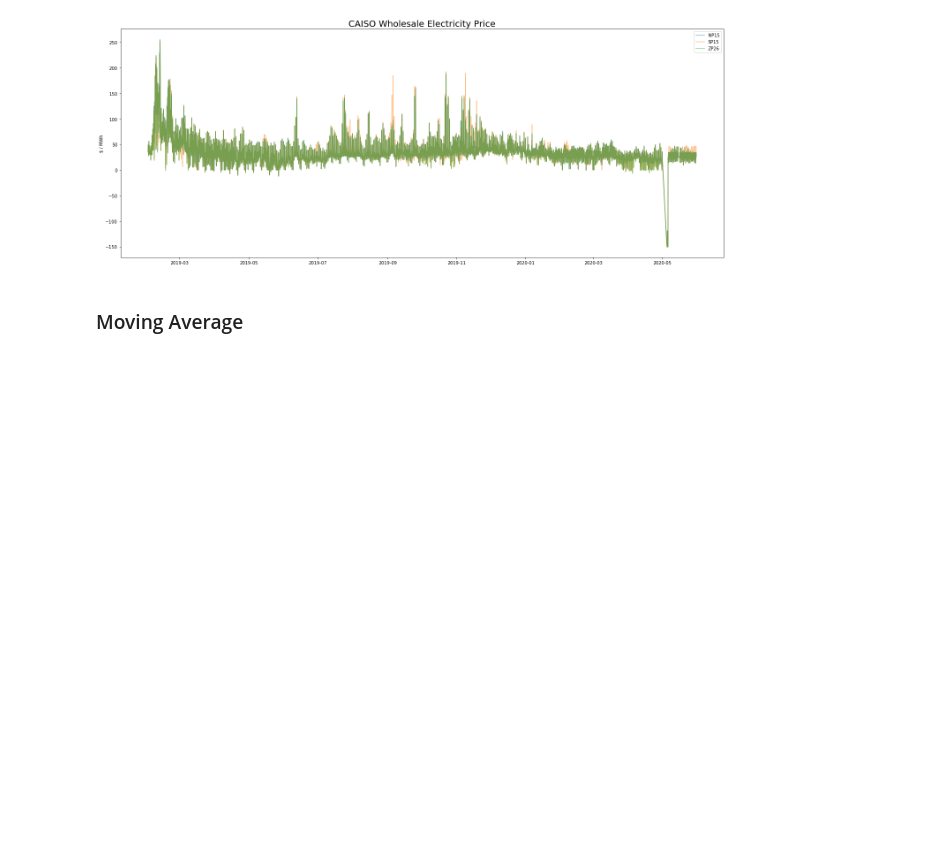
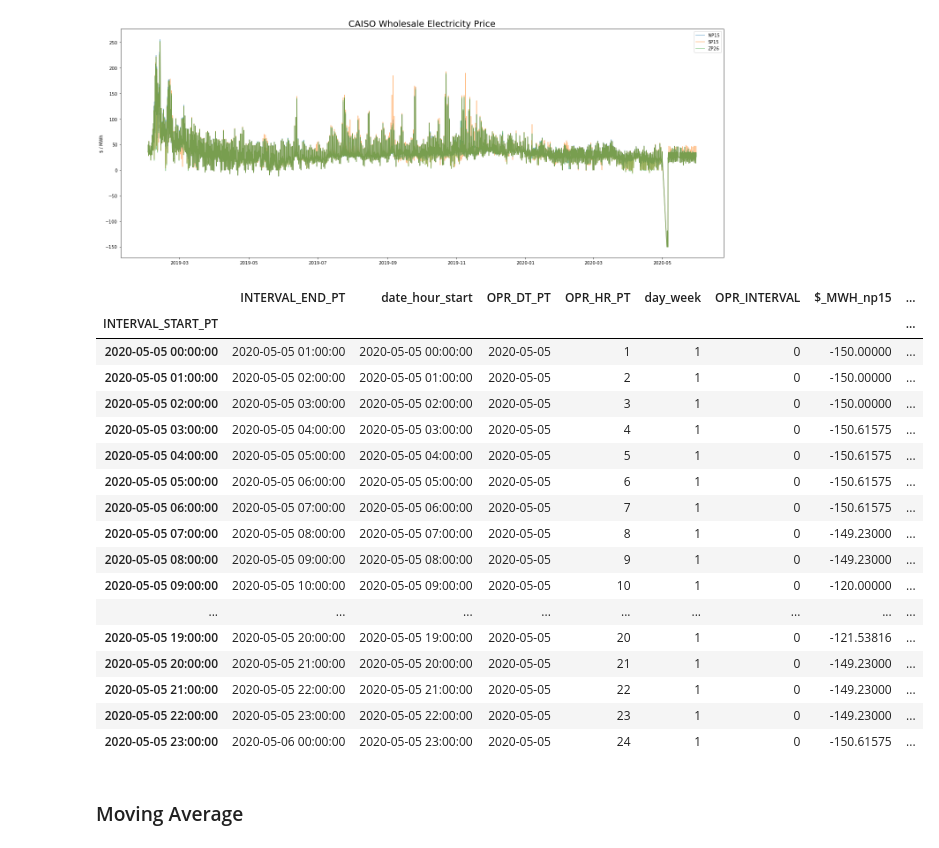
Before and after one commit to Morgan-Sell/caiso-price-forecast, a Jupyter notebook: arima.ipynb, the cells around one changed output. Saved outputs shown, nothing was run; the diff lists cells and outputs as text; code cells hidden in the pictures; blank space fills up the shorter version.

```diff
--- a/arima.ipynb
+++ b/arima.ipynb
@@ -96,6 +123,27 @@ ax.set_ylabel('$ / MWh')
 plt.tight_layout();
 # %% [output]
 [figure]
+# %%
+caiso[(caiso['OPR_DT_PT'] == '2020-05-05') | (caiso['OPR_DT_PT'] == '2020-05-04')]
+# %% [output]
+|  | INTERVAL_END_PT | date_hour_start | OPR_DT_PT | OPR_HR_PT | day_week | OPR_INTERVAL | $_MWH_np15 | ... |
+| INTERVAL_START_PT |  |  |  |  |  |  |  | ... |
+| 2020-05-05 00:00:00 | 2020-05-05 01:00:00 | 2020-05-05 00:00:00 | 2020-05-05 | 1 | 1 | 0 | -150.00000 | ... |
+| 2020-05-05 01:00:00 | 2020-05-05 02:00:00 | 2020-05-05 01:00:00 | 2020-05-05 | 2 | 1 | 0 | -150.00000 | ... |
+| 2020-05-05 02:00:00 | 2020-05-05 03:00:00 | 2020-05-05 02:00:00 | 2020-05-05 | 3 | 1 | 0 | -150.00000 | ... |
+| 2020-05-05 03:00:00 | 2020-05-05 04:00:00 | 2020-05-05 03:00:00 | 2020-05-05 | 4 | 1 | 0 | -150.61575 | ... |
+| 2020-05-05 04:00:00 | 2020-05-05 05:00:00 | 2020-05-05 04:00:00 | 2020-05-05 | 5 | 1 | 0 | -150.61575 | ... |
+| 2020-05-05 05:00:00 | 2020-05-05 06:00:00 | 2020-05-05 05:00:00 | 2020-05-05 | 6 | 1 | 0 | -150.61575 | ... |
+| 2020-05-05 06:00:00 | 2020-05-05 07:00:00 | 2020-05-05 06:00:00 | 2020-05-05 | 7 | 1 | 0 | -150.61575 | ... |
+| 2020-05-05 07:00:00 | 2020-05-05 08:00:00 | 2020-05-05 07:00:00 | 2020-05-05 | 8 | 1 | 0 | -149.23000 | ... |
+| 2020-05-05 08:00:00 | 2020-05-05 09:00:00 | 2020-05-05 08:00:00 | 2020-05-05 | 9 | 1 | 0 | -149.23000 | ... |
+| 2020-05-05 09:00:00 | 2020-05-05 10:00:00 | 2020-05-05 09:00:00 | 2020-05-05 | 10 | 1 | 0 | -120.00000 | ... |
+| ... | ... | ... | ... | ... | ... | ... | ... | ... |
+| 2020-05-05 19:00:00 | 2020-05-05 20:00:00 | 2020-05-05 19:00:00 | 2020-05-05 | 20 | 1 | 0 | -121.53816 | ... |
+| 2020-05-05 20:00:00 | 2020-05-05 21:00:00 | 2020-05-05 20:00:00 | 2020-05-05 | 21 | 1 | 0 | -149.23000 | ... |
+| 2020-05-05 21:00:00 | 2020-05-05 22:00:00 | 2020-05-05 21:00:00 | 2020-05-05 | 22 | 1 | 0 | -149.23000 | ... |
+| 2020-05-05 22:00:00 | 2020-05-05 23:00:00 | 2020-05-05 22:00:00 | 2020-05-05 | 23 | 1 | 0 | -149.23000 | ... |
+| 2020-05-05 23:00:00 | 2020-05-06 00:00:00 | 2020-05-05 23:00:00 | 2020-05-05 | 24 | 1 | 0 | -150.61575 | ... |
 # %% [markdown]
 ### Moving Average
 # %%
```
Also changed, not shown: parts of 14 cells of this notebook, 1 other file.
